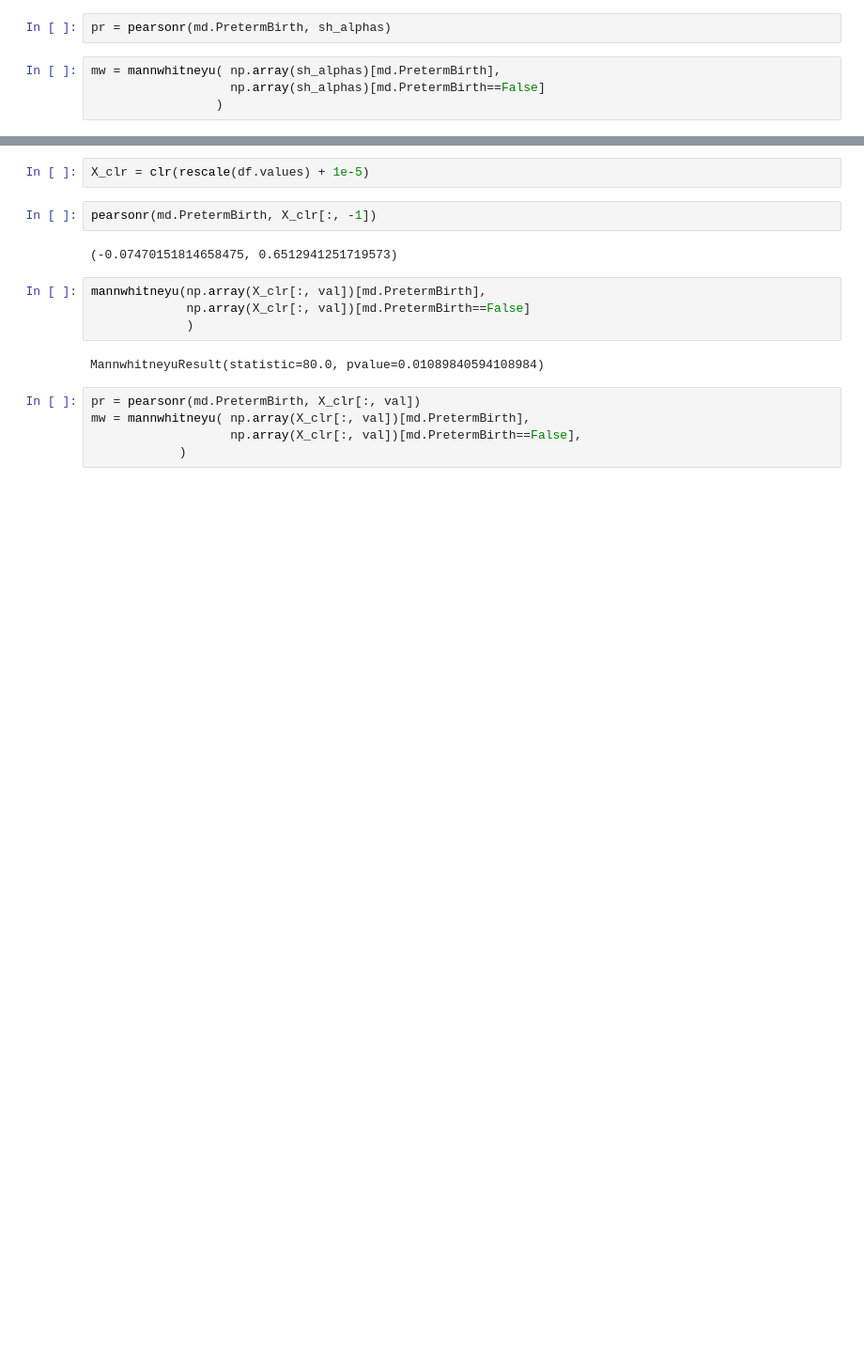
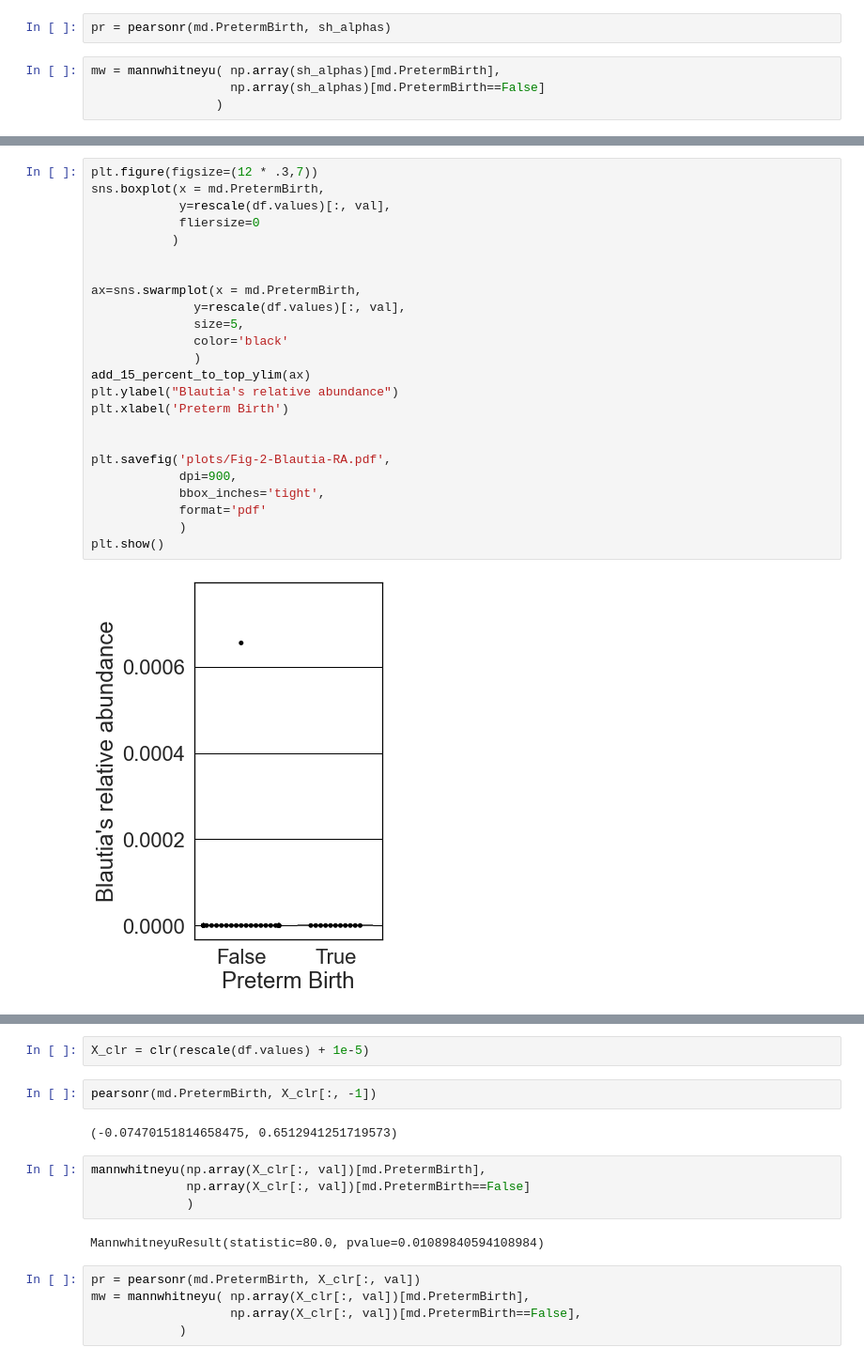
Before and after one commit to korem-lab/compositional-empty-features, a Jupyter notebook: Vaginal-microbiome-sparse-feature.ipynb, the cells around one changed output, grey strips where cells are left out. Shown at 94% size. Drawn from its saved outputs; the diff is of its cells as text; blank space fills up the shorter version.

```diff
--- a/Vaginal-microbiome-sparse-feature.ipynb
+++ b/Vaginal-microbiome-sparse-feature.ipynb
@@ -110,0 +139,26 @@ plt.show()
+# %%
+plt.figure(figsize=(12 * .3,7))
+sns.boxplot(x = md.PretermBirth,
+            y=rescale(df.values)[:, val],
+            fliersize=0
+           )
+
+
+ax=sns.swarmplot(x = md.PretermBirth,
+              y=rescale(df.values)[:, val],
+              size=5,
+              color='black'
+              )
+add_15_percent_to_top_ylim(ax)
+plt.ylabel("Blautia's relative abundance")
+plt.xlabel('Preterm Birth')
+
+
+plt.savefig('plots/Fig-2-Blautia-RA.pdf',
+            dpi=900,
+            bbox_inches='tight',
+            format='pdf'
+            )
+plt.show()
+# %% [output]
+[figure, added]
```
Also changed, not shown: parts of 16 cells of this notebook, 27 other files.
